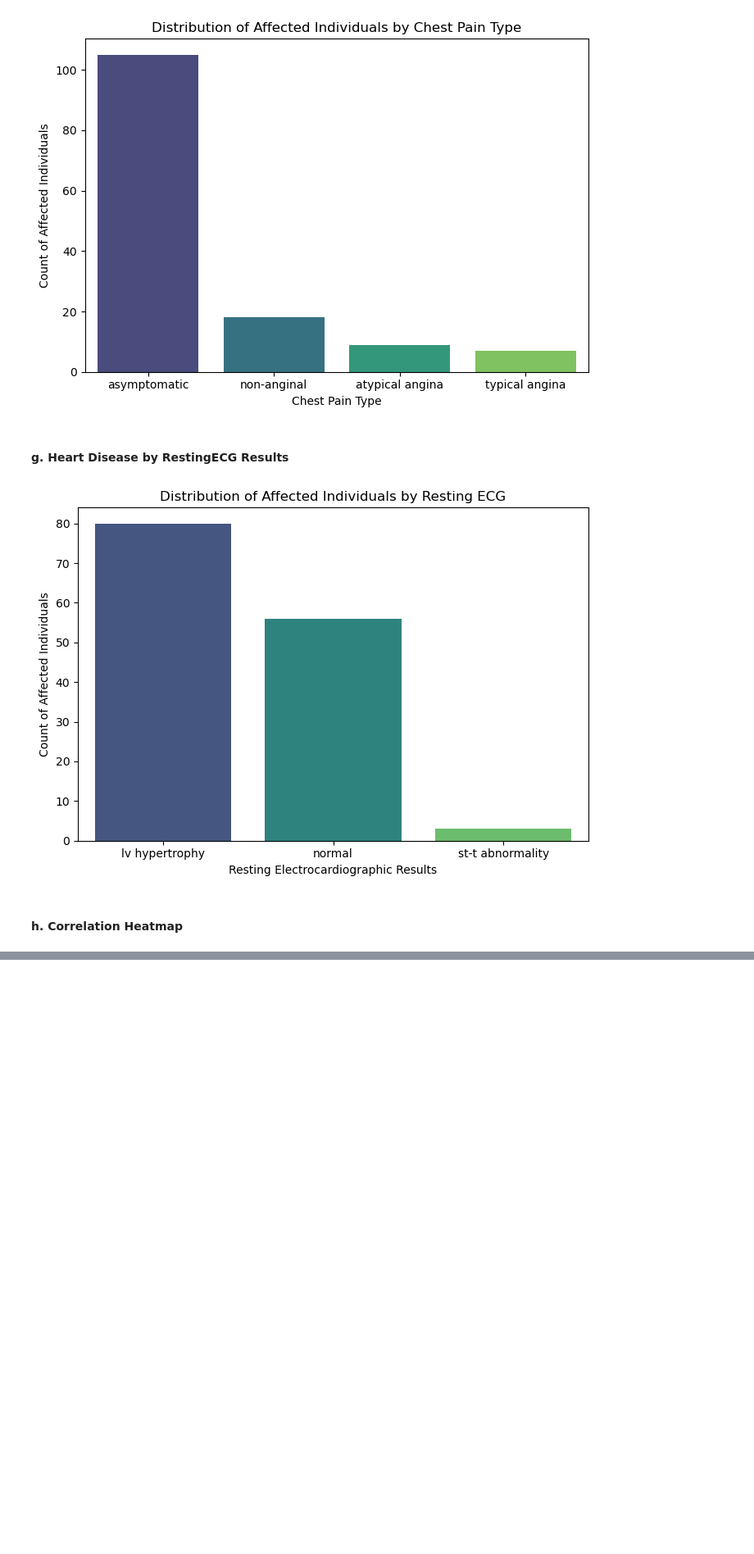
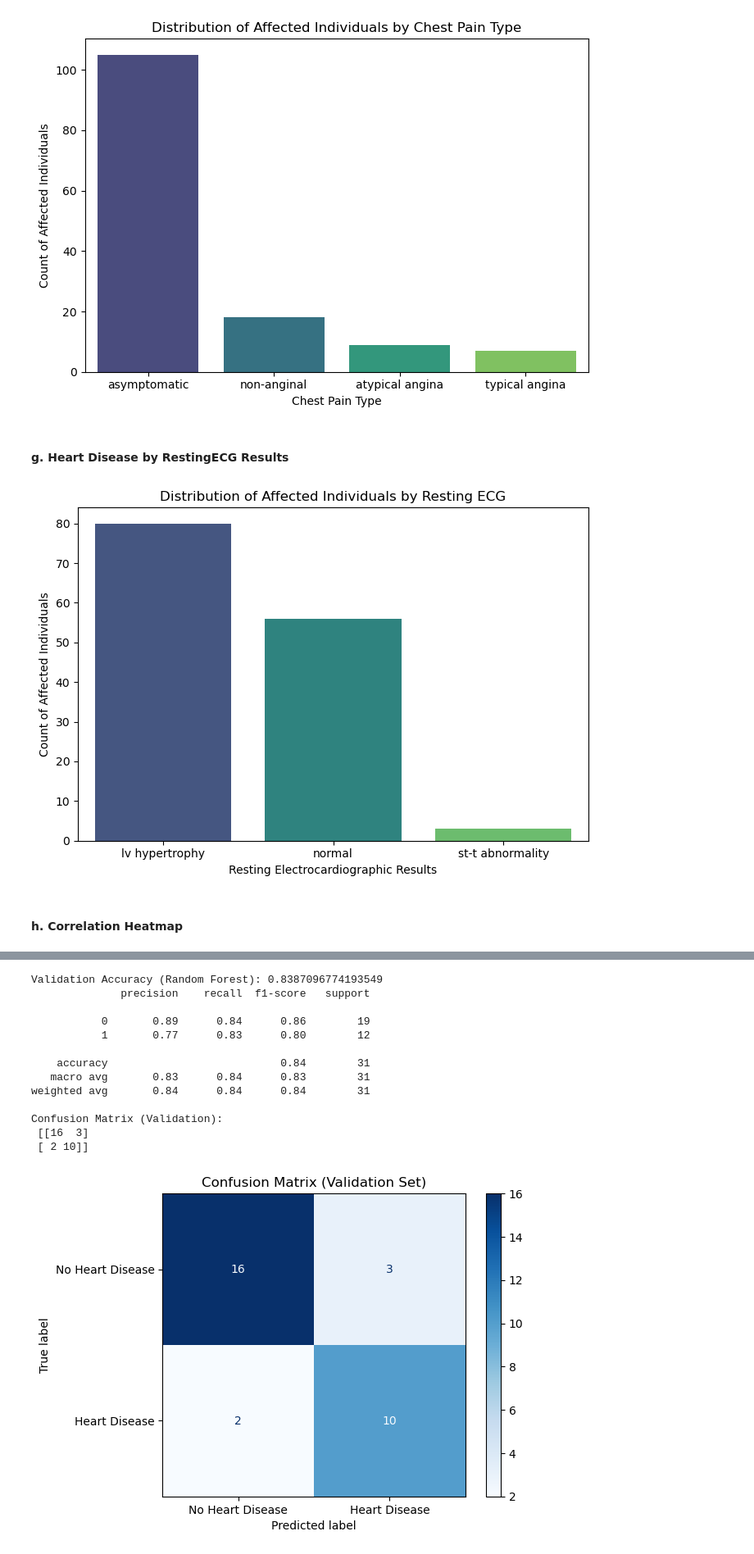
Before and after one commit to SwetaReddy30/Cleveland_Heart-Disease-Prediction, a Jupyter notebook: UCI_Cleveland_Heart_Disease_Prediction.ipynb, the cells around one changed output, grey strips where cells are left out. Shown: that part at 82% size. Drawn from its saved outputs; the diff is of its cells as text; code cells hidden in the pictures; blank space fills up the shorter version.

Commit message:
Model Training and Evaluation done.

```diff
--- a/UCI_Cleveland_Heart_Disease_Prediction.ipynb
+++ b/UCI_Cleveland_Heart_Disease_Prediction.ipynb
@@ -292,0 +327,10 @@ plt.show()
+# %%
+# Convert selected columns to int64
+cleveland_data[['Age', 'RestingBloodPressure', 'SerumCholesterol', 'MaxHeartRate', 'NumMajorVessels', 'HeartDiseaseDiagnosis']] = cleveland_data[['Age', 'RestingBloodPressure', 'SerumCholesterol', 'MaxHeartRate', 'NumMajorVessels', 'HeartDiseaseDiagnosis']].astype('int64')
+
+# colverting selected columns to Category
+cleveland_data[['Sex', 'ChestPainType', 'FastingBloodSugar', 'RestingECG', 'ExerciseInducedAngina', 'SlopeSTSegment', 'Thalassemia']] = cleveland_data[['Sex', 'ChestPainType', 'FastingBloodSugar', 'RestingECG', 'ExerciseInducedAngina', 'SlopeSTSegment', 'Thalassemia']].astype('category')
+
+
+
+cleveland_data.info()
@@ -292,0 +393,10 @@ plt.show()
+# %%
+# Separating the target and parameter columns
+y = cleveland_data['HeartDiseaseDiagnosis']
+X = cleveland_data.drop(columns = ['HeartDiseaseDiagnosis'])
+
+# Splitting into train (70%) and temp (30%)
+X_train, X_temp, y_train, y_temp = train_test_split(X, y, test_size=0.3, random_state=42)
+
+# Splitting temp into test (20%) and val (10%)
+X_test, X_val, y_test, y_val = train_test_split(X_temp, y_temp, test_size=1/3, random_state=42)
@@ -292,0 +439,45 @@ plt.show()
+# %%
+# Evaluating the model
+
+# Validation set evaluation
+val_predictions_rf = best_rf.predict(X_val)
+print("\nValidation Accuracy (Random Forest):", accuracy_score(y_val, val_predictions_rf))
+
+print(classification_report(y_val, val_predictions_rf))
+print("Confusion Matrix (Validation):\n", confusion_matrix(y_val, val_predictions_rf))
+
+# Plot confusion matrix for validation set
+ConfusionMatrixDisplay.from_predictions(
+    y_val, val_predictions_rf,
+    display_labels=["No Heart Disease", "Heart Disease"],
+    cmap="Blues"
+)
+plt.title("Confusion Matrix (Validation Set)")
+plt.show()
+
+val_probs = best_rf.predict_proba(X_val)  # Predicted probabilities for validation set
+fpr_val, tpr_val, _ = roc_curve(y_val, val_probs[:, 1])
+roc_auc_val = auc(fpr_val, tpr_val)
+plt.figure(figsize=(8, 6))
+plt.plot(fpr_val, tpr_val, color='blue', label=f'Validation ROC (AUC = {roc_auc_val:.2f})')
+plt.plot([0, 1], [0, 1], color='gray', linestyle='--', label='Random Guess')
+plt.xlabel('False Positive Rate')
+plt.ylabel('True Positive Rate')
+plt.title('ROC Curve (Validation Set)')
+plt.legend()
+plt.show()
+# %% [output]
+Validation Accuracy (Random Forest): 0.8387096774193549
+              precision    recall  f1-score   support
+
+           0       0.89      0.84      0.86        19
+           1       0.77      0.83      0.80        12
+
+    accuracy                           0.84        31
+   macro avg       0.83      0.84      0.83        31
+weighted avg       0.84      0.84      0.84        31
+
+Confusion Matrix (Validation):
+ [[16  3]
+ [ 2 10]]
+[figure, added]
```
Also changed, not shown: parts of 15 cells of this notebook.
